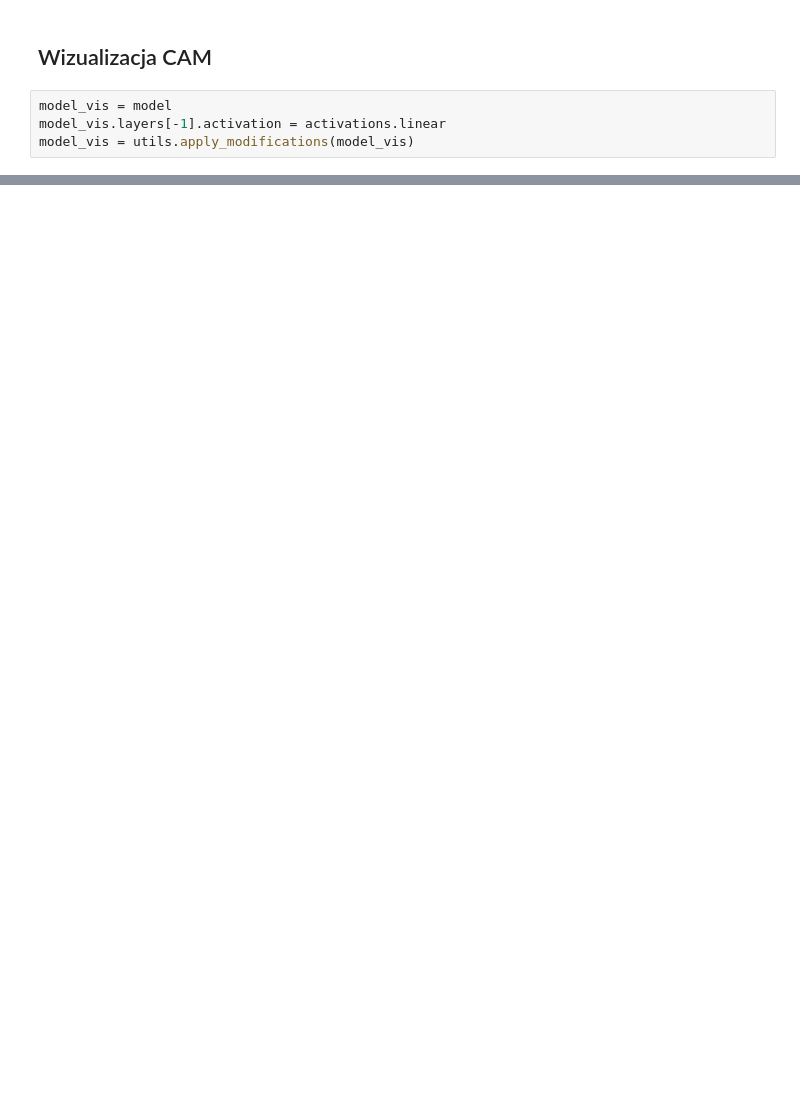
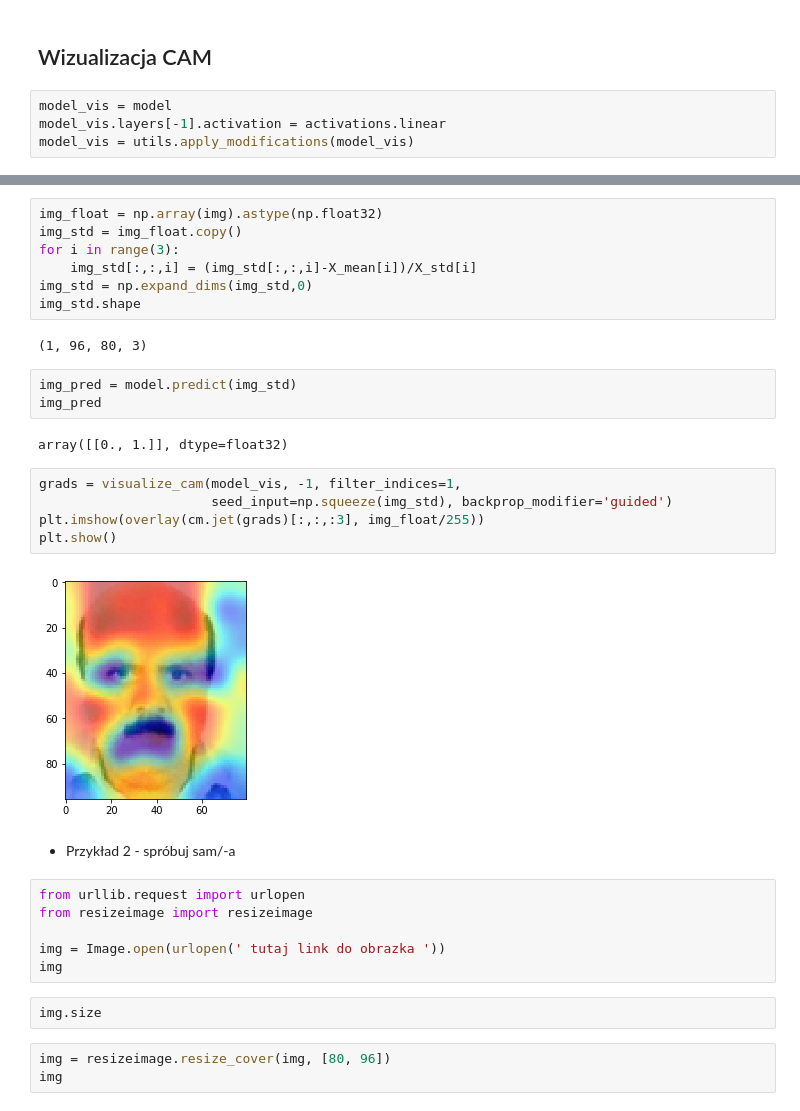
Before and after one commit to Feridum/AI-Workshop-polsl, a Jupyter notebook: notebooks/CelebA-CNN.ipynb, the cells around one changed output, grey strips where cells are left out. Cells and saved outputs as stored; diff of their text form; blank space fills up the shorter version.

```diff
--- a/notebooks/CelebA-CNN.ipynb
+++ b/notebooks/CelebA-CNN.ipynb
@@ -315,0 +343,34 @@ plt.show()
+# %%
+img_float = np.array(img).astype(np.float32)
+img_std = img_float.copy()
+for i in range(3):
+    img_std[:,:,i] = (img_std[:,:,i]-X_mean[i])/X_std[i]
+img_std = np.expand_dims(img_std,0)
+img_std.shape
+# %% [output]
+(1, 96, 80, 3)
+# %%
+img_pred = model.predict(img_std)
+img_pred
+# %% [output]
+array([[0., 1.]], dtype=float32)
+# %%
+grads = visualize_cam(model_vis, -1, filter_indices=1,
+                      seed_input=np.squeeze(img_std), backprop_modifier='guided')
+plt.imshow(overlay(cm.jet(grads)[:,:,:3], img_float/255))
+plt.show()
+# %% [output]
+[figure, added]
+# %% [markdown]
+* Przykład 2 - spróbuj sam/-a
+# %%
+from urllib.request import urlopen
+from resizeimage import resizeimage
+
+img = Image.open(urlopen(' tutaj link do obrazka '))
+img
+# %%
+img.size
+# %%
+img = resizeimage.resize_cover(img, [80, 96])
+img
```
Also changed, not shown: parts of 13 cells of this notebook, 2 other files.
